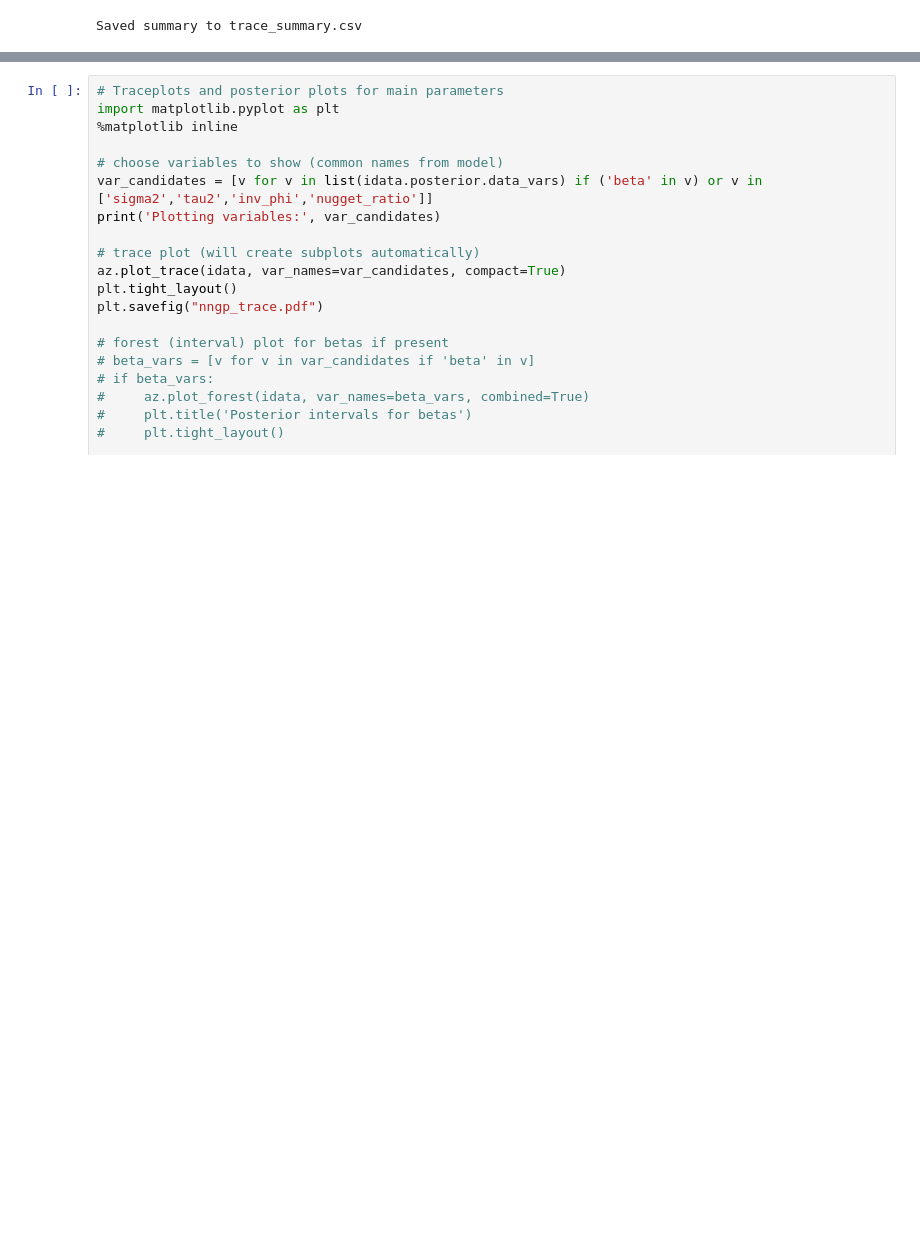
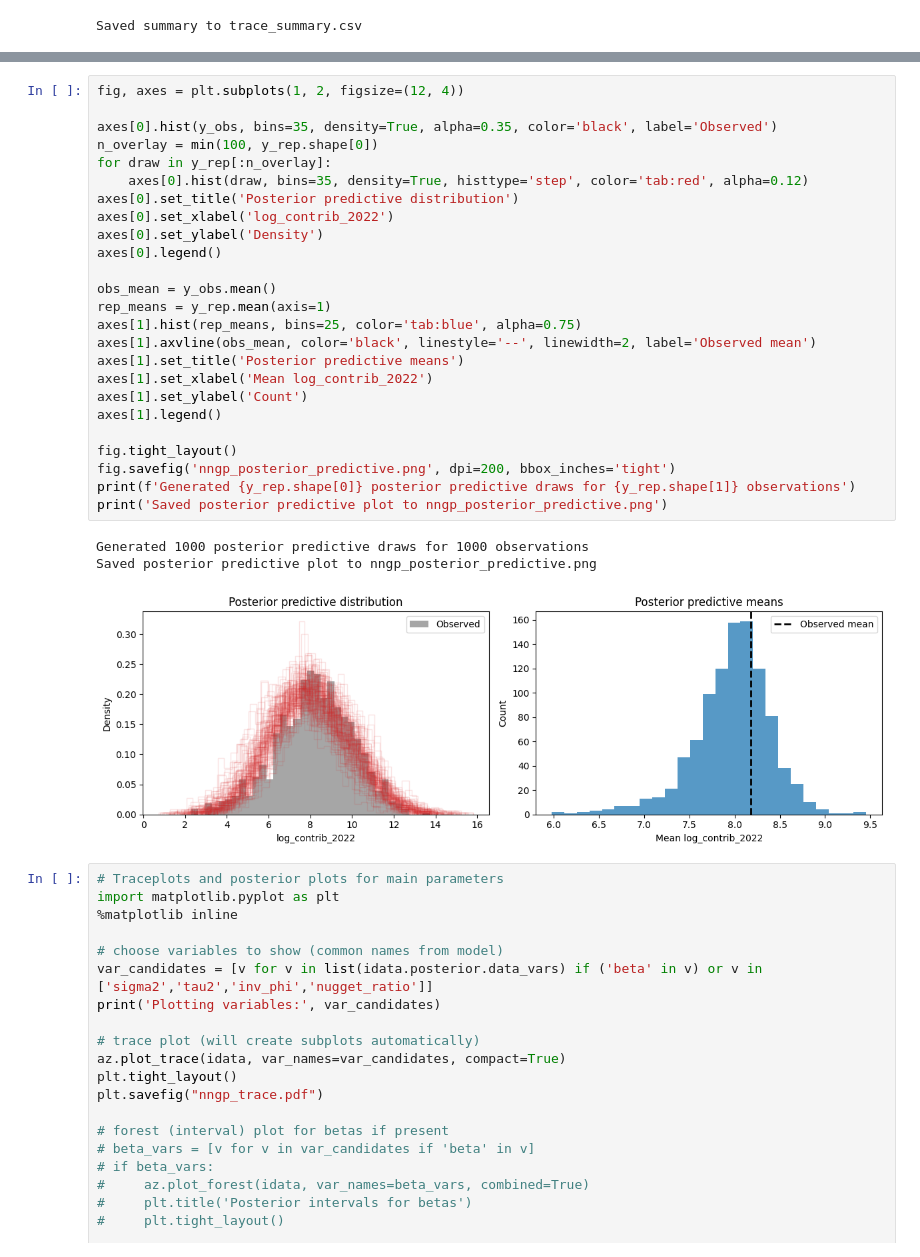
Before and after one commit to kennethgu/stats305c-project, a Jupyter notebook: milestone4/analysis_nngp.ipynb, the cells around one changed output, grey strips where cells are left out. Cells and saved outputs as stored; diff of their text form; blank space fills up the shorter version.

Commit message:
posterior draws

```diff
--- a/milestone4/analysis_nngp.ipynb
+++ b/milestone4/analysis_nngp.ipynb
@@ -41,3 +72,32 @@ Saved summary to trace_summary.csv
+# %%
+fig, axes = plt.subplots(1, 2, figsize=(12, 4))
+
+axes[0].hist(y_obs, bins=35, density=True, alpha=0.35, color='black', label='Observed')
+n_overlay = min(100, y_rep.shape[0])
+for draw in y_rep[:n_overlay]:
+    axes[0].hist(draw, bins=35, density=True, histtype='step', color='tab:red', alpha=0.12)
+axes[0].set_title('Posterior predictive distribution')
+axes[0].set_xlabel('log_contrib_2022')
+axes[0].set_ylabel('Density')
+axes[0].legend()
+
+obs_mean = y_obs.mean()
+rep_means = y_rep.mean(axis=1)
+axes[1].hist(rep_means, bins=25, color='tab:blue', alpha=0.75)
+axes[1].axvline(obs_mean, color='black', linestyle='--', linewidth=2, label='Observed mean')
+axes[1].set_title('Posterior predictive means')
+axes[1].set_xlabel('Mean log_contrib_2022')
+axes[1].set_ylabel('Count')
+axes[1].legend()
+
+fig.tight_layout()
+fig.savefig('nngp_posterior_predictive.png', dpi=200, bbox_inches='tight')
+print(f'Generated {y_rep.shape[0]} posterior predictive draws for {y_rep.shape[1]} observations')
+print('Saved posterior predictive plot to nngp_posterior_predictive.png')
+# %% [output]
+Generated 1000 posterior predictive draws for 1000 observations
+Saved posterior predictive plot to nngp_posterior_predictive.png
+[figure, added]
 # %%
 # Traceplots and posterior plots for main parameters
 import matplotlib.pyplot as plt
```
Also changed, not shown: parts of 1 cell of this notebook, 4 other files.
